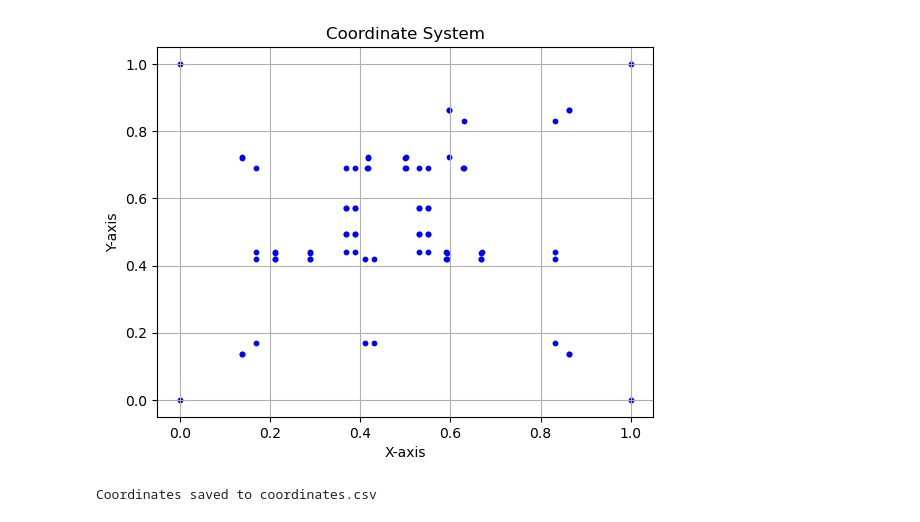
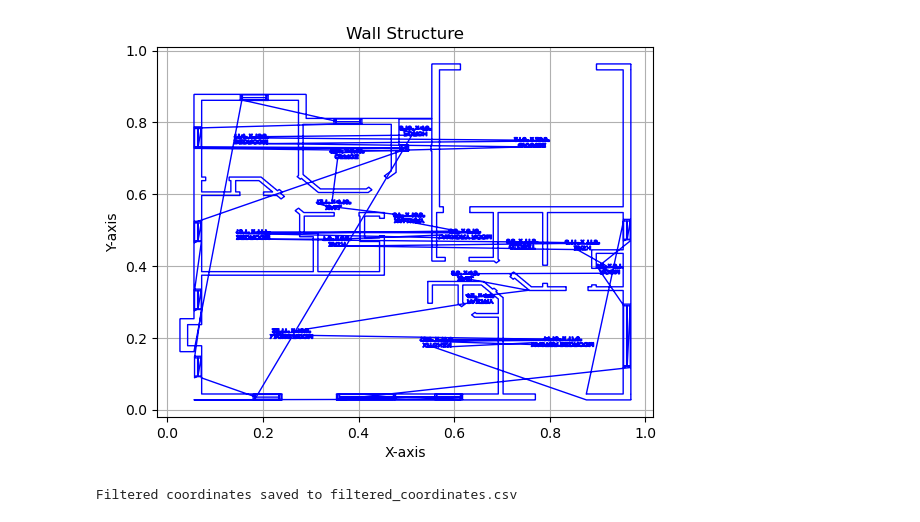
Before and after one commit to aman0x/modelcraft, a Jupyter notebook: floorplanToCordinates.ipynb, the cells around one changed output. Drawn from its saved outputs; the diff is of its cells as text; code cells hidden in the pictures.

```diff
--- a/floorplanToCordinates.ipynb
+++ b/floorplanToCordinates.ipynb
@@ -64,25 +100,33 @@ Normalized Coordinates:
-# %%
-import matplotlib.pyplot as plt
-
-# Plot the coordinates
-x_coords, y_coords = zip(*scaled_coordinates)
-plt.scatter(x_coords, y_coords, c='blue', s=10)
-plt.title("Coordinate System")
-plt.xlabel("X-axis")
-plt.ylabel("Y-axis")
-plt.grid()
-plt.show()
-# %% [output]
-[figure, removed]
+# %%
+import matplotlib.pyplot as plt
+
+# Example: Assuming scaled_coordinates is already defined and contains normalized wall coordinates
+
+# Separate x and y coordinates
+x_coords, y_coords = zip(*filtered_scaled_coordinates)
+
+# Plot lines connecting the coordinates
+plt.plot(x_coords, y_coords, linestyle='-', linewidth=1, color='blue')
+
+# To close the wall (if it forms a loop), connect the last point back to the first
+plt.plot([x_coords[-1], x_coords[0]], [y_coords[-1], y_coords[0]], linestyle='-', linewidth=1, color='blue')
+
+# Add labels and grid
+plt.title("Wall Structure")
+plt.xlabel("X-axis")
+plt.ylabel("Y-axis")
+plt.grid()
+
+# Show the plot
+plt.show()
+# %% [output]
+[figure, added]
 # %%
-import csv
-
-# Save to CSV
 with open("coordinates.csv", "w", newline="") as file:
     writer = csv.writer(file)
     writer.writerow(["X", "Y"])
-    writer.writerows(scaled_coordinates)
+    writer.writerows(filtered_scaled_coordinates)
 
-print("Coordinates saved to coordinates.csv")
+print("Filtered coordinates saved to filtered_coordinates.csv")
 # %% [output]
-Coordinates saved to coordinates.csv
+Filtered coordinates saved to filtered_coordinates.csv
```
Also changed, not shown: parts of 8 cells of this notebook, 5 other files.
